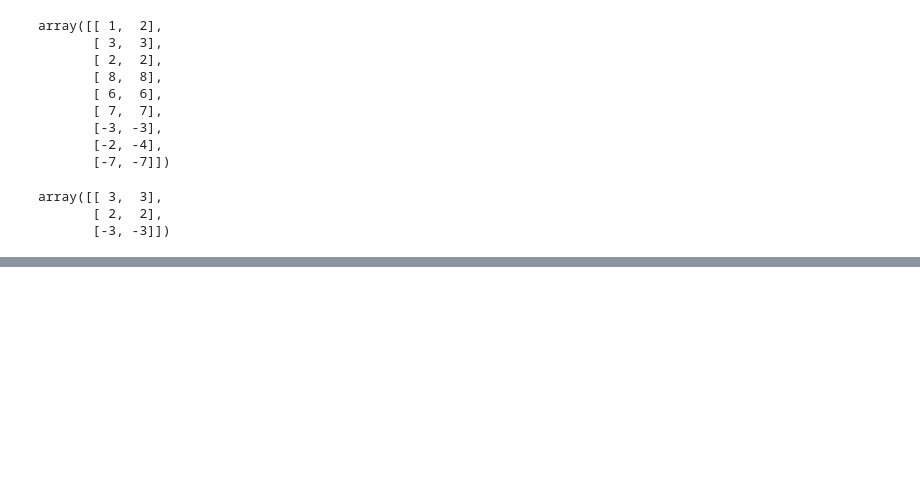
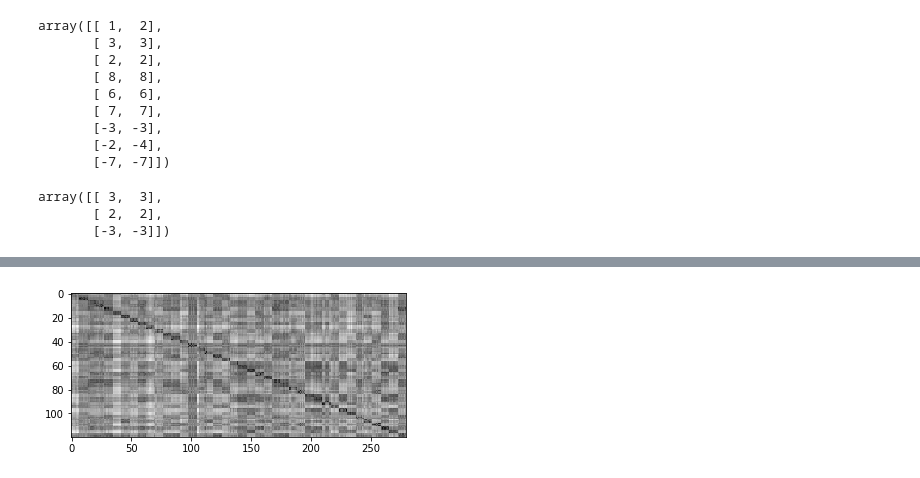
Before and after one commit to nekoteoj/pattern-recognition-work, a Jupyter notebook: HW3/HW3.ipynb, the cells around one changed output, grey strips where cells are left out. Saved outputs shown, nothing was run; the diff lists cells and outputs as text; code cells hidden in the pictures; blank space fills up the shorter version.

```diff
--- a/HW3/HW3.ipynb
+++ b/HW3/HW3.ipynb
@@ -94,0 +122,24 @@ plt.show()
+# %%
+def similar_mat(T, D):
+    A = np.zeros((T.shape[0], D.shape[0]))
+    for i, t in enumerate(T):
+        for j, d in enumerate(D):
+            A[i, j] = euclidean_dist(mat_to_vec(t), mat_to_vec(d))
+    return A
+# %%
+T = []
+D = []
+for i in range(40):
+    for j in range(3):
+        T.append(xf[i, j])
+    for j in range(3, 10):
+        D.append(xf[i, j])
+T = np.array(T)
+D = np.array(D)
+
+A = similar_mat(T, D)
+# %%
+plt.imshow(A, cmap="gray")
+plt.show()
+# %% [output]
+[figure, added]
```
Also changed, not shown: parts of 21 cells of this notebook.
